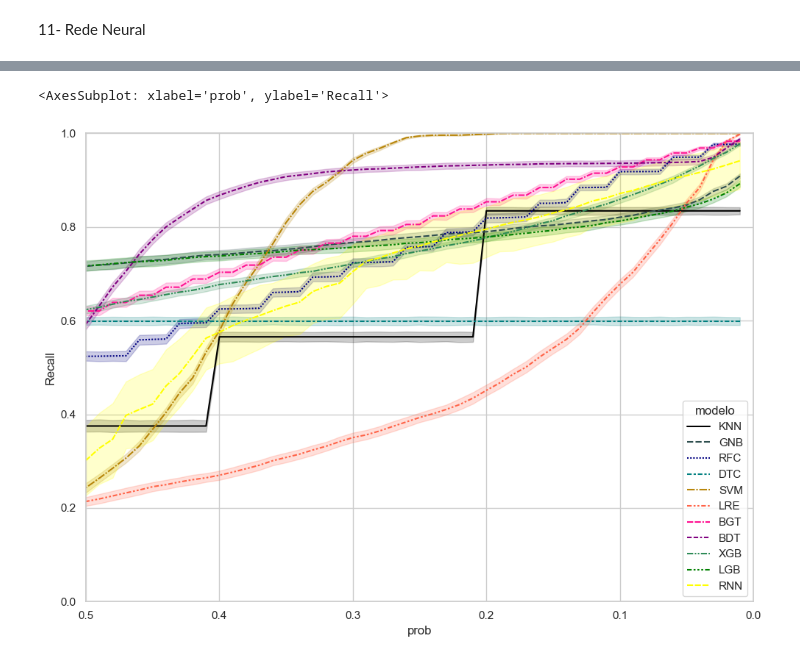
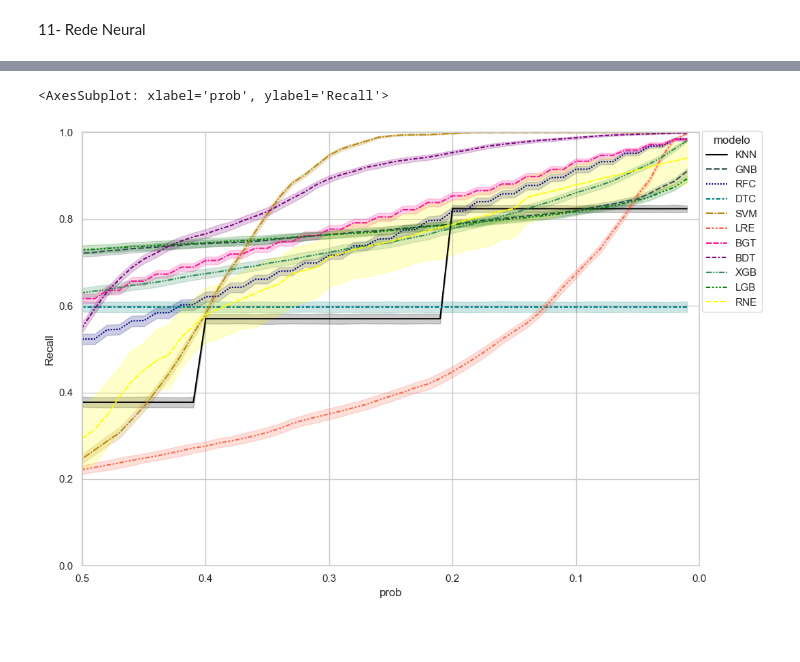
Before and after one commit to secretaria-ICA/Metodos_de_Identificacao_Automatica_de_Dados_Inconscientes_de_Estimativa_de_Precipitacao_de_Satelite, a Jupyter notebook: TCC_BI_Modelos.ipynb, the cells around one changed output, grey strips where cells are left out. Drawn from its saved outputs; the diff is of its cells as text; code cells hidden in the pictures; blank space fills up the shorter version.

```diff
--- a/TCC_BI_Modelos.ipynb
+++ b/TCC_BI_Modelos.ipynb
@@ -95,7 +95,7 @@ for x in range(50):
 3 - random Forest
 # %%
 from sklearn.ensemble import RandomForestClassifier
-clf=RandomForestClassifier(n_estimators=30, max_depth=20)
+clf=RandomForestClassifier(n_estimators=50, max_depth=20)
 for x in range(50):
     X_train_scaled = sc.fit_transform(dados[0+x*4])
     X_test_scaled= sc.transform(dados[2+x*4])
@@ -175,7 +175,7 @@ for x in range(50):
 8- Boosting Decision Tree
 # %%
 from sklearn.ensemble import AdaBoostClassifier
-adb = AdaBoostClassifier(DecisionTreeClassifier(min_samples_split=10,max_depth=4),n_estimators=10,learning_rate=0.6)
+adb = AdaBoostClassifier(DecisionTreeClassifier(min_samples_split=10,max_depth=4),n_estimators=50,learning_rate=0.6)
 for x in range(50):
     X_train_scaled = sc.fit_transform(dados[0+x*4])
     X_test_scaled= sc.transform(dados[2+x*4])
@@ -256,11 +256,11 @@ for x in range(50):
     RN.add(layers.Dense(3,activation='relu'))
     RN.add(layers.Dense(1,activation='sigmoid'))
     RN.compile(optimizer='Adam',loss='binary_crossentropy',metrics=['AUC'])
-    RNN=RN.fit(X_ptrain,Y_ptrain,epochs=80,batch_size=256,validation_data=(X_valid,Y_valid),verbose=0)
+    RNE=RN.fit(X_ptrain,Y_ptrain,epochs=80,batch_size=256,validation_data=(X_valid,Y_valid),verbose=0)
 
     prob=RN.predict(X_test_scaled)
     for y in range(51,0,-1):
         a=prob>=y/100
         cm=confusion_matrix(Y_test,a)
-        resultados.loc[len(resultados)]=(['RNN',len(resultados)+1,y/100,cm[0,0],cm[1,0],cm[0,1],cm[1,1]])
+        resultados.loc[len(resultados)]=(['RNE',len(resultados)+1,y/100,cm[0,0],cm[1,0],cm[0,1],cm[1,1]])
 # %% [output]
@@ -290,14 +290,15 @@ resultados.to_pickle("resultados1.pkl")
 # %%
 import seaborn as sns
 sns.set(rc={'figure.figsize':(11.7,8.27)})
 sns.set_style("whitegrid")
 ax=sns.lineplot(data=resultados, x="prob", y="Recall", hue="modelo",
                 palette=['black','darkslategrey','navy','teal','darkgoldenrod','tomato','deeppink','purple','seagreen','green','yellow'],
                 style='modelo')
+sns.move_legend(ax, "center right",bbox_to_anchor=(1.11, 0.795))
 ax.invert_xaxis()
 ax.set_xlim(0.5,0)
 ax.set_ylim(0,1)
 ax
 # %% [output]
 <AxesSubplot: xlabel='prob', ylabel='Recall'>
-[figure, old version]
+[figure, new version]
```
Also changed, not shown: parts of 6 cells of this notebook, 5 other files.
